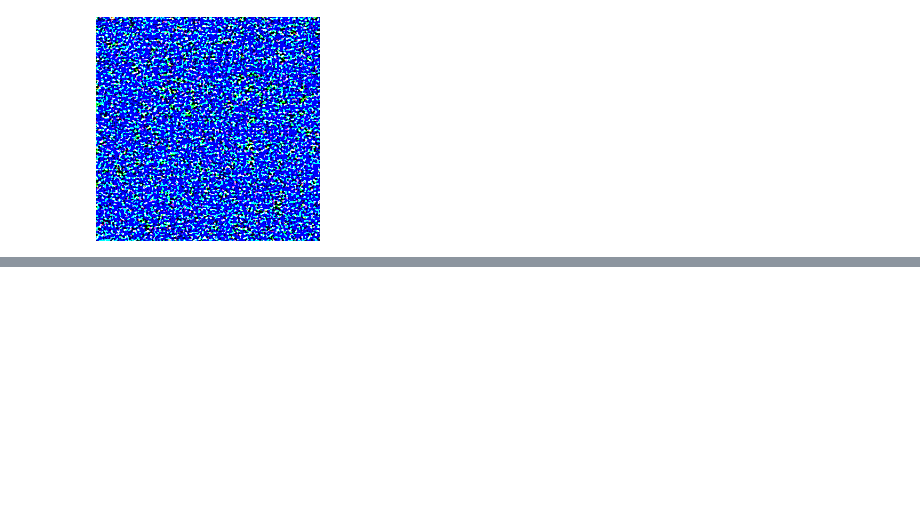
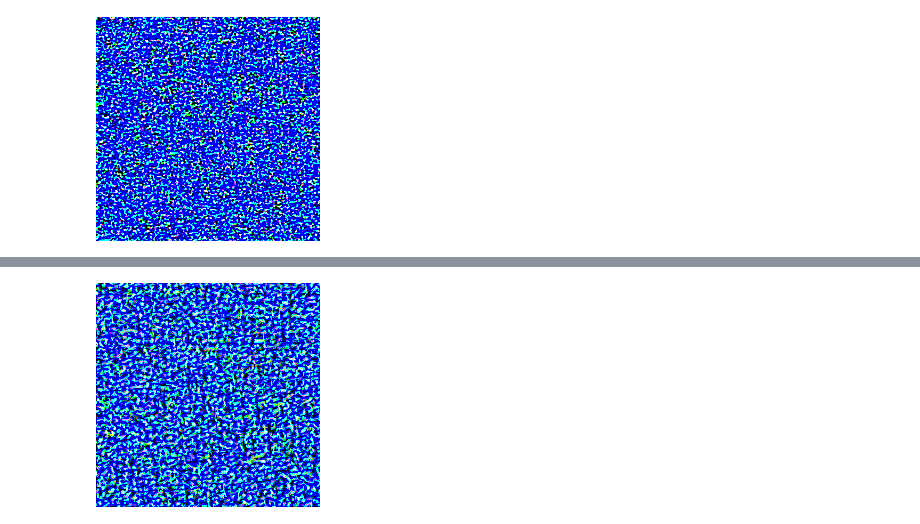
Before and after one commit to BlcMed/artististic-style-morpher, a Jupyter notebook: notebooks/3-style_reconstruction.ipynb, the cells around one changed output, grey strips where cells are left out. Saved outputs shown, nothing was run; the diff lists cells and outputs as text; code cells hidden in the pictures; blank space fills up the shorter version.

```diff
--- a/notebooks/3-style_reconstruction.ipynb
+++ b/notebooks/3-style_reconstruction.ipynb
@@ -178,0 +264,12 @@ generated_image
+# %%
+white_noise_image_t_4 = generate_white_noise_image(width=width, height=height)
+generated_image_combined_layers_2 = reconstruct_style_combined_layers(
+    white_noise_image_t_4,
+    real_image_features,
+    layers=[0, 1, 2, 3],
+    num_iteration=2500,
+)
+# %%
+generated_image_combined_layers_2
+# %% [output]
+[figure, added]
```
Also changed, not shown: parts of 13 cells of this notebook.
